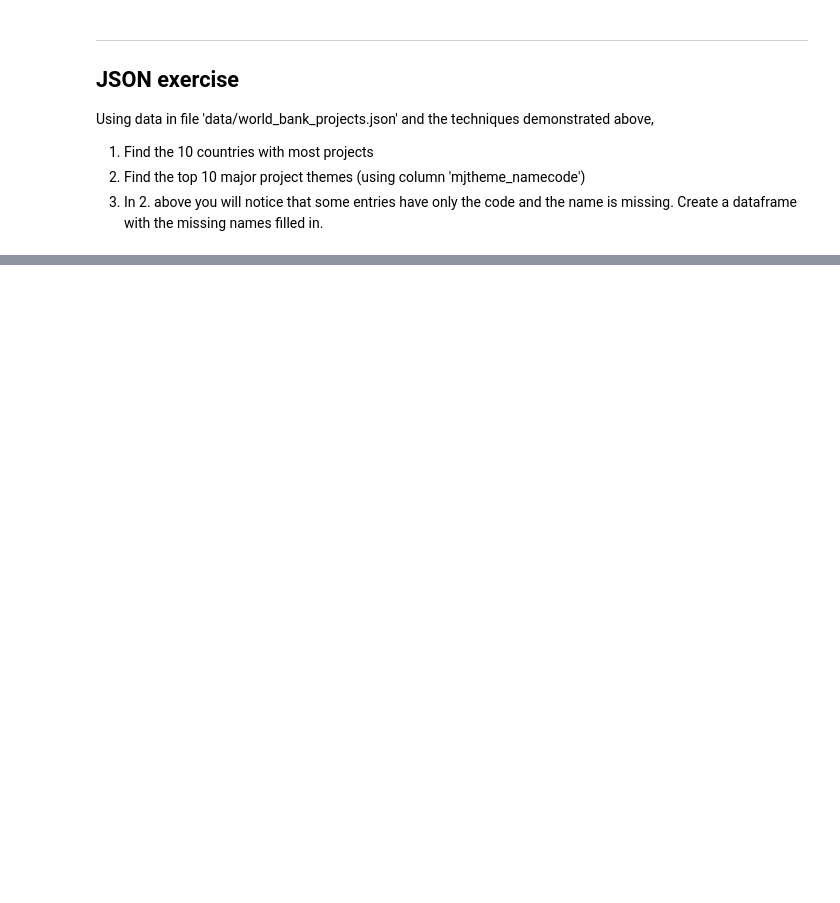
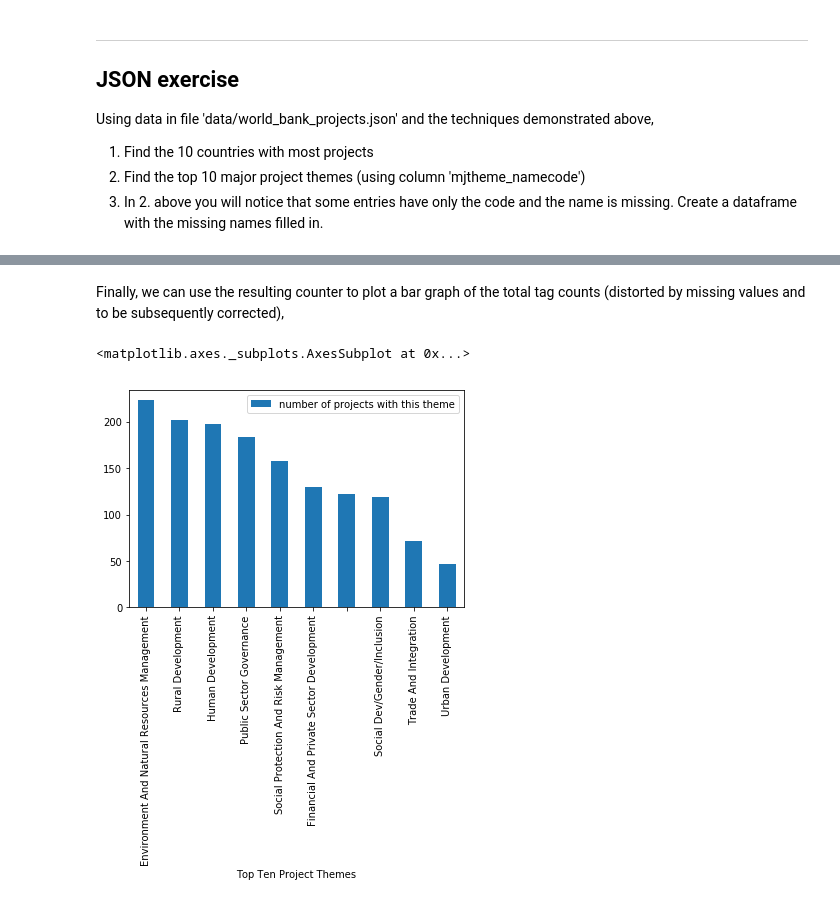
Before and after one commit to jefftrevino/Springboard, a Jupyter notebook: data_wrangling_json/trevino_json_exercise.ipynb, the cells around one changed output, grey strips where cells are left out. Cells and saved outputs as stored; diff of their text form; code cells hidden in the pictures; blank space fills up the shorter version.

```diff
--- a/data_wrangling_json/trevino_json_exercise.ipynb
+++ b/data_wrangling_json/trevino_json_exercise.ipynb
@@ -142,0 +54,6 @@ Name: mjtheme_namecode, dtype: int64
+# %%
+theme_name_list = []
+def count_list_of_dicts(list_of_dicts):
+    """counts up instances of theme codes and stores the count in a global dictionary"""
+    for d in list_of_dicts:
+        theme_name_list.append(d['name'])
@@ -142,0 +62,5 @@ Name: mjtheme_namecode, dtype: int64
+# %%
+
+df['mjtheme_namecode'].apply(count_list_of_dicts)
+c = Counter(theme_name_list).most_common(10)
+c
@@ -142,0 +97,10 @@ Name: mjtheme_namecode, dtype: int64
+# %% [markdown]
+Finally, we can use the resulting counter to plot a bar graph of the total tag counts (distorted by missing values and to be subsequently corrected),
+# %%
+df = pd.DataFrame(c, columns=['Top Ten Project Themes', 'number of projects with this theme'])
+df['Top Ten Project Themes'] = df['Top Ten Project Themes'].str.title()
+df = df.set_index('Top Ten Project Themes')
+df.plot(kind='bar')
+# %% [output]
+<matplotlib.axes._subplots.AxesSubplot at 0x...>
+[figure, added]
```
Also changed, not shown: parts of 42 cells of this notebook.
